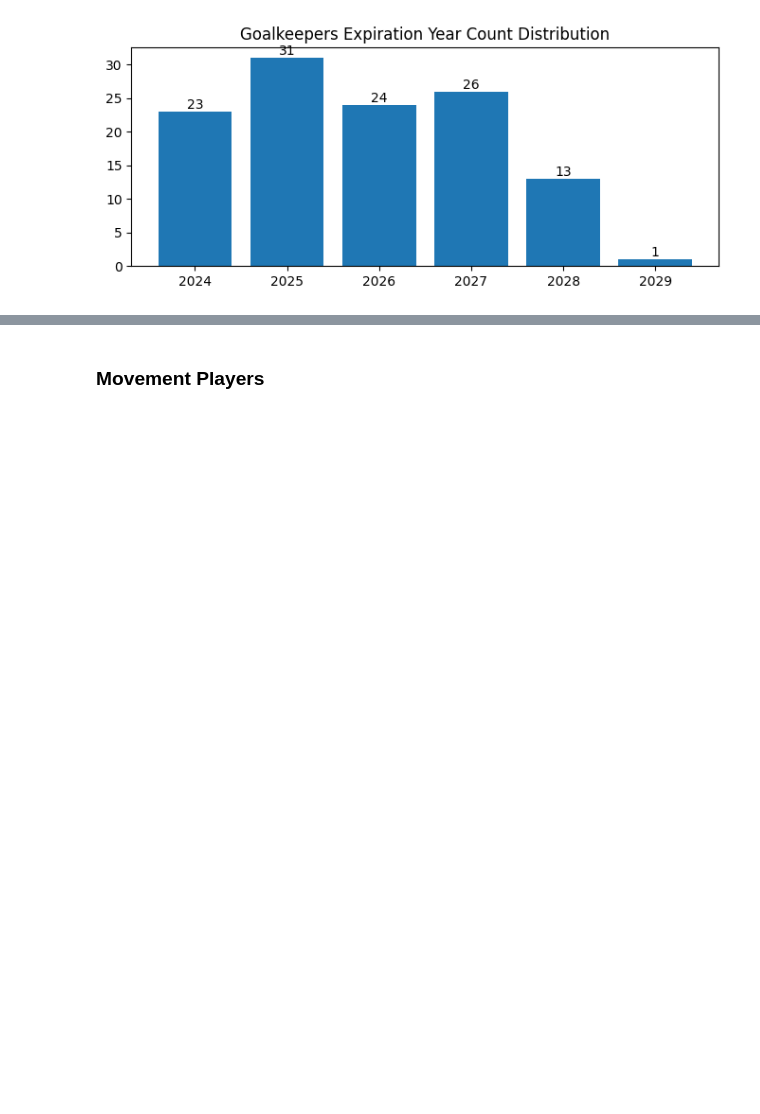
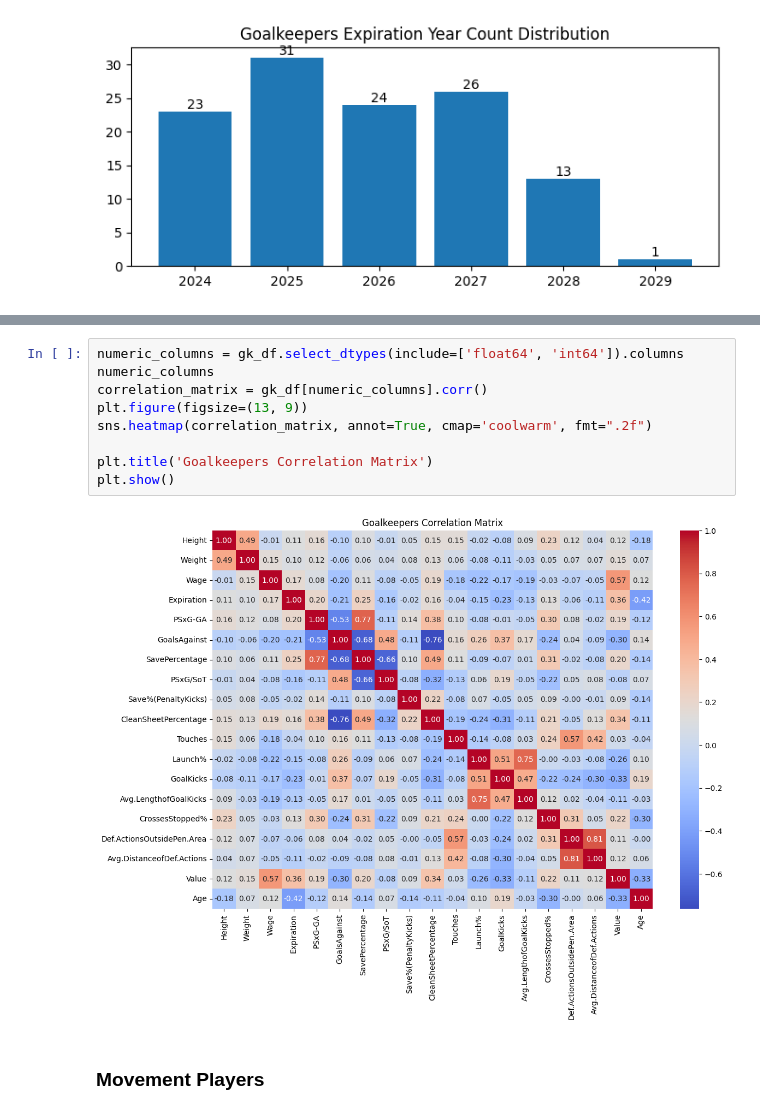
Before and after one commit to federicopaschetta/FootballPlayersAnalysis, a Jupyter notebook: analysis.ipynb, the cells around one changed output, grey strips where cells are left out. Cells and saved outputs as stored; diff of their text form; blank space fills up the shorter version.

```diff
--- a/analysis.ipynb
+++ b/analysis.ipynb
@@ -73,3 +99,14 @@ plt.show()
+# %%
+numeric_columns = gk_df.select_dtypes(include=['float64', 'int64']).columns
+numeric_columns
+correlation_matrix = gk_df[numeric_columns].corr()
+plt.figure(figsize=(13, 9))
+sns.heatmap(correlation_matrix, annot=True, cmap='coolwarm', fmt=".2f")
+
+plt.title('Goalkeepers Correlation Matrix')
+plt.show()
+# %% [output]
+[figure, added]
 # %% [markdown]
 ### Movement Players
 # %%
```
Also changed, not shown: parts of 31 cells of this notebook, 1 other file.
